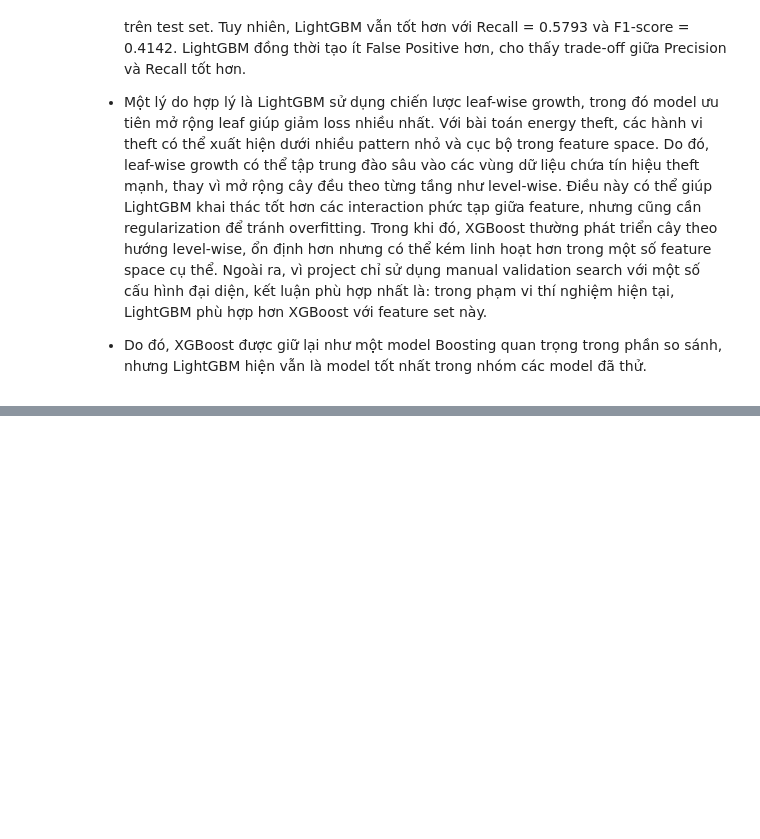
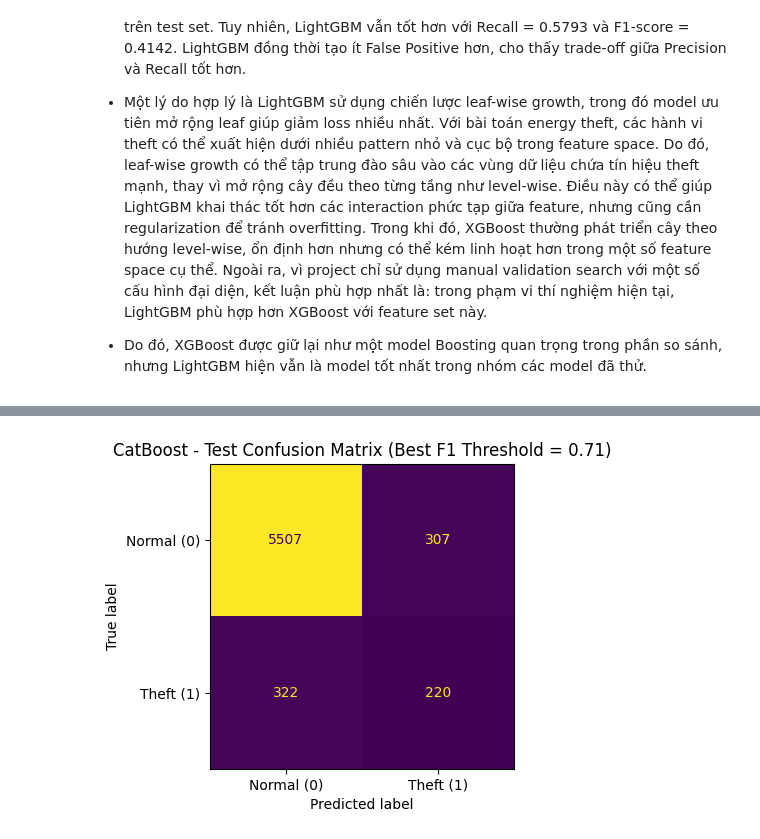
Before and after one commit to longzu-ComputerScience/CS114----ML-Project---Energy-Theft-Detection, a Jupyter notebook: notebooks/model_training_first_version.ipynb, the cells around one changed output, grey strips where cells are left out. Cells and saved outputs as stored; diff of their text form; code cells hidden in the pictures; blank space fills up the shorter version.

```diff
--- a/notebooks/model_training_first_version.ipynb
+++ b/notebooks/model_training_first_version.ipynb
@@ -5053,0 +5465,22 @@ xgb_vs_previous_models_df
+# %%
+# 20.6. Tìm Best F1 threshold cho CatBoost
+
+# Nếu nhiều threshold có cùng F1-score, ưu tiên recall cao hơn,
+# sau đó precision cao hơn.
+cat_best_f1_row = (
+    cat_threshold_results_df.sort_values(
+        by=["f1_score", "recall", "precision"], ascending=[False, False, False]
+    )
+    .iloc[0]
+    .to_dict()
+)
+
+cat_best_f1_threshold = cat_best_f1_row["threshold"]
+
+print("CatBoost - Best F1 threshold trên validation set")
+print(f"Threshold : {cat_best_f1_threshold:.2f}")
+print(f"Precision : {cat_best_f1_row['precision']:.6f}")
+print(f"Recall    : {cat_best_f1_row['recall']:.6f}")
+print(f"F1-score  : {cat_best_f1_row['f1_score']:.6f}")
+print(f"PR-AUC    : {cat_best_f1_row['pr_auc']:.6f}")
+print(f"ROC-AUC   : {cat_best_f1_row['roc_auc']:.6f}")
@@ -5053,0 +5659,23 @@ xgb_vs_previous_models_df
+# %%
+# 20.10. Tạo prediction variables trên test set
+
+y_test_pred_cat_best_f1 = get_predictions_at_threshold(
+    y_prob=y_test_prob_cat_best, threshold=cat_best_f1_threshold
+)
+
+y_test_pred_cat_recall_priority = get_predictions_at_threshold(
+    y_prob=y_test_prob_cat_best, threshold=cat_recall_priority_threshold
+)
+# %%
+# 20.11. Confusion matrix trên test set với CatBoost Best F1 threshold
+
+cat_test_best_f1_cm = plot_confusion_matrix_custom(
+    y_true=y_test,
+    y_pred=y_test_pred_cat_best_f1,
+    title=(
+        "CatBoost - Test Confusion Matrix "
+        f"(Best F1 Threshold = {cat_best_f1_threshold:.2f})"
+    ),
+)
+# %% [output]
+[figure, added]
```
Also changed, not shown: parts of 14 cells of this notebook.
